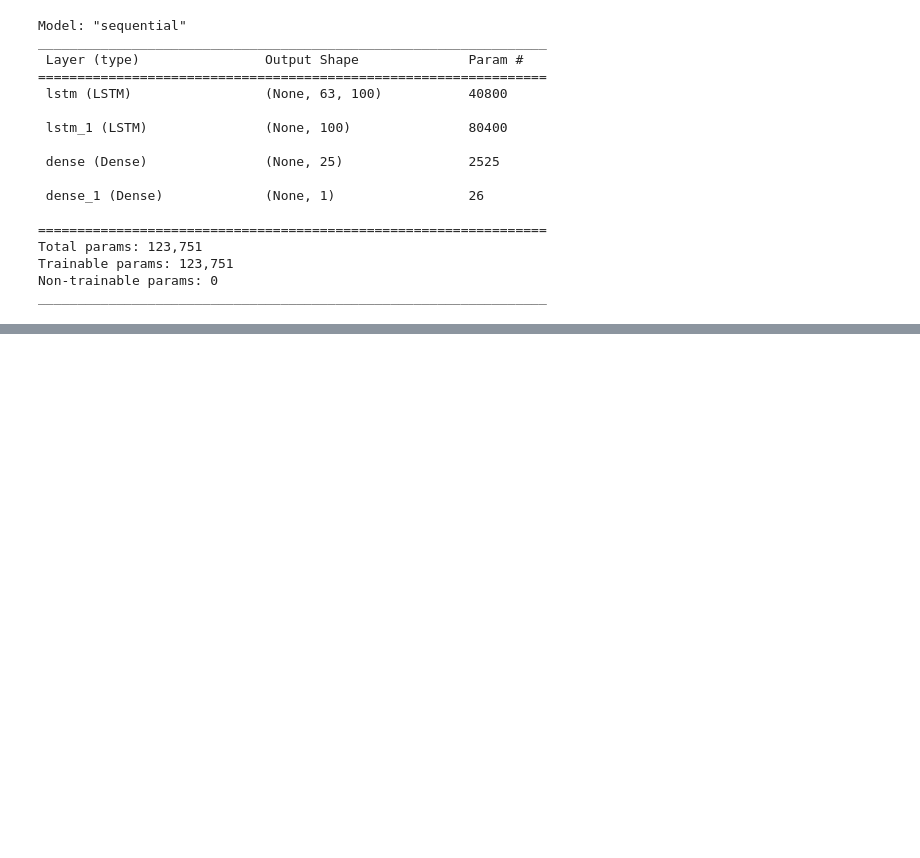
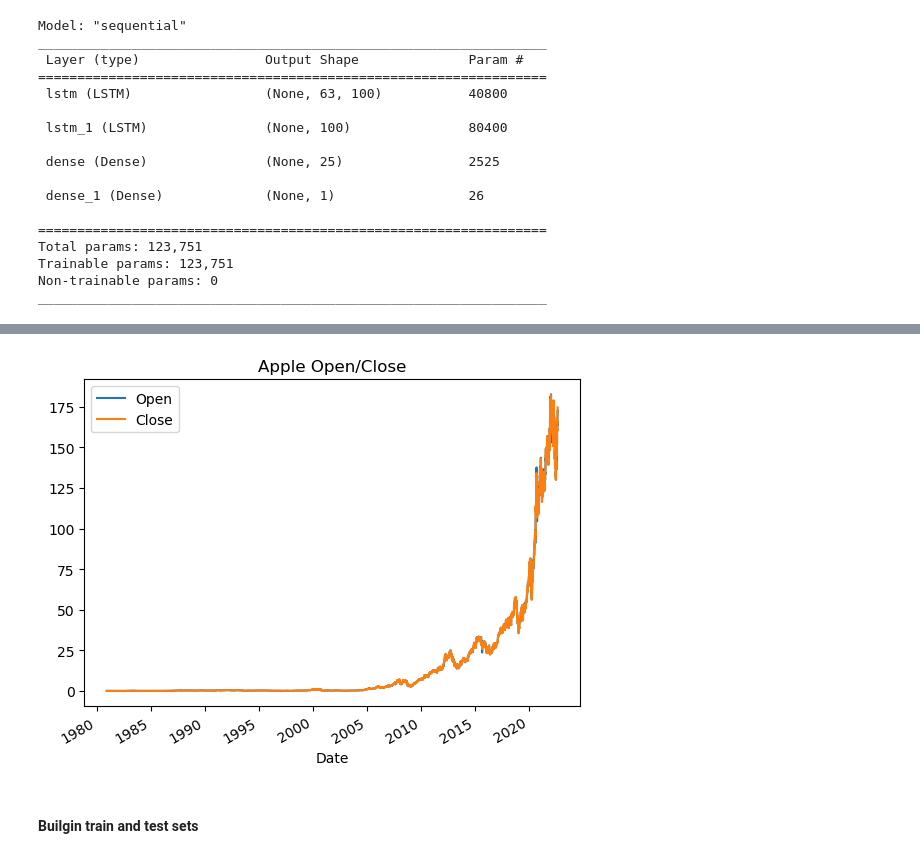
Before and after one commit to rubenren/DataSets, a Jupyter notebook: Model Testing.ipynb, the cells around one changed output, grey strips where cells are left out. Cells and saved outputs as stored; diff of their text form; code cells hidden in the pictures; blank space fills up the shorter version.

```diff
--- a/Model Testing.ipynb
+++ b/Model Testing.ipynb
@@ -196,0 +201,3 @@ get_best_model()
+# %%
+# Loading the data
+df = pd.read_csv(path)
@@ -196,0 +230,3 @@ get_best_model()
+# %%
+df.index = pd.to_datetime(df['Date'])
+df.head()
@@ -196,0 +241,8 @@ get_best_model()
+# %%
+# Visualizing some of the data
+df[['Open', 'Close']].plot()
+plt.title('Apple Open/Close');
+# %% [output]
+[figure, added]
+# %% [markdown]
+#### Builgin train and test sets
```
Also changed, not shown: parts of 39 cells of this notebook.
